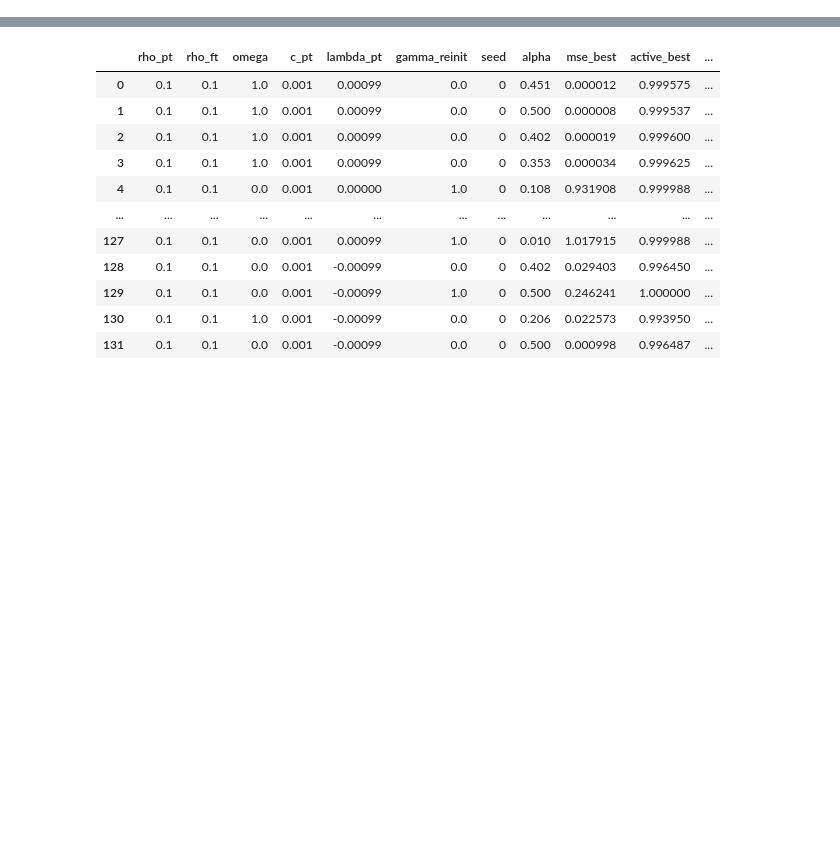
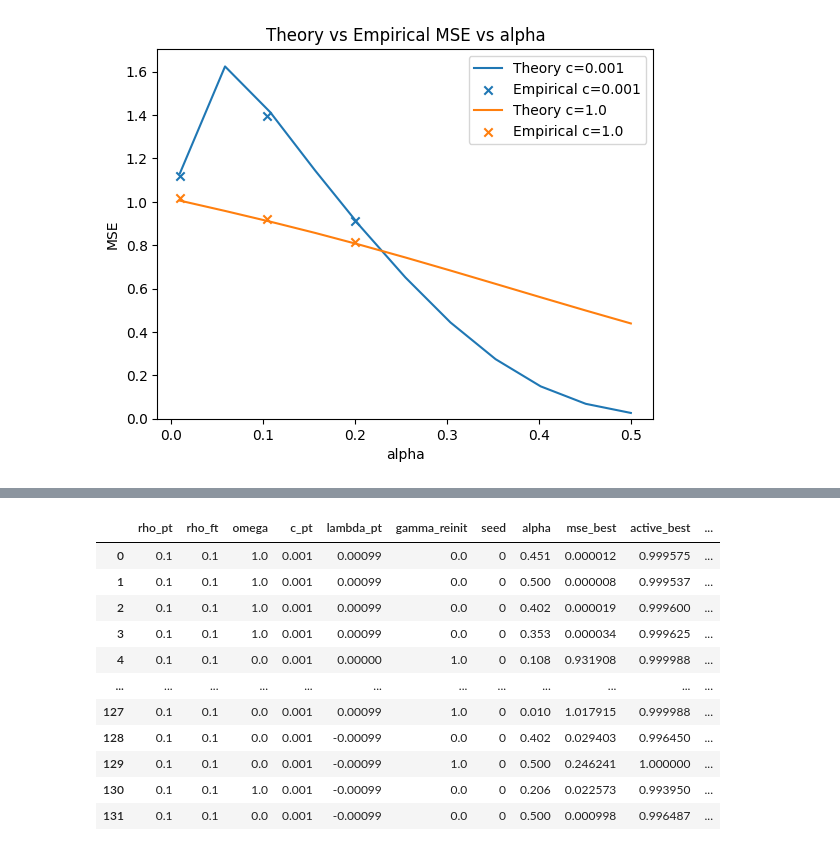
Before and after one commit to Nico31415/toy-unlearning, a Jupyter notebook: experiments/diagonal/replica/replica_ptft.ipynb, the cells around one changed output, grey strips where cells are left out. Cells and saved outputs as stored; diff of their text form; code cells hidden in the pictures; blank space fills up the shorter version.

Commit message:
replica and experiments match in noteobok, also adding option for diff ground truth init

```diff
--- a/experiments/diagonal/replica/replica_ptft.ipynb
+++ b/experiments/diagonal/replica/replica_ptft.ipynb
@@ -17,10 +17,10 @@ import ptft_replica_qk as rq
 # alpha grid + seeds
 alphas = np.linspace(0.01, 0.5, 11)
 seeds = [0]
-lmdas = [0.0, -1e-3*0.99, 1e-3*0.99]
-cs = [1e-3]
-omegas = [1.0, 0.0]
-gamma_reinits = [0.0, 1.0]
+lmdas = [0.0]
+cs = [1e-3, 1.0]
+omegas = [0.0]
+gamma_reinits = [0.0]
 
 # PT+FT setups (Cartesian product across list-valued args)
 df_replica_ptft = rq.build_ptft_curves_dataframe(
@@ -43,0 +151,37 @@ KeyboardInterrupt:
+# %%
+import matplotlib.pyplot as plt
+
+plt.figure()
+
+# loop over c values
+for c_val in sorted(df_replica_ptft['c_pt'].unique()):
+    # subset theory
+    df_th = df_replica_ptft[df_replica_ptft['c_pt'] == c_val]
+    # subset empirical
+    df_emp = df_empirical_ptft[df_empirical_ptft['c_pt'] == c_val]
+
+    # plot theory: line only
+    line, = plt.plot(
+        df_th['alpha'],
+        df_th['mse_best'],
+        linestyle='-',
+        label=f'Theory c={c_val}'
+    )
+
+    # plot empirical: points only, same color as theory
+    plt.scatter(
+        df_emp['alpha'],
+        df_emp['final_param_mse'],
+        color=line.get_color(),
+        marker='x',
+        label=f'Empirical c={c_val}'
+    )
+
+plt.xlabel('alpha')
+plt.ylabel('MSE')
+plt.title('Theory vs Empirical MSE vs alpha')
+plt.ylim(bottom=0.0)
+plt.legend()
+plt.show()
+# %% [output]
+[figure, added]
```
Also changed, not shown: parts of 23 cells of this notebook, 3 other files.
